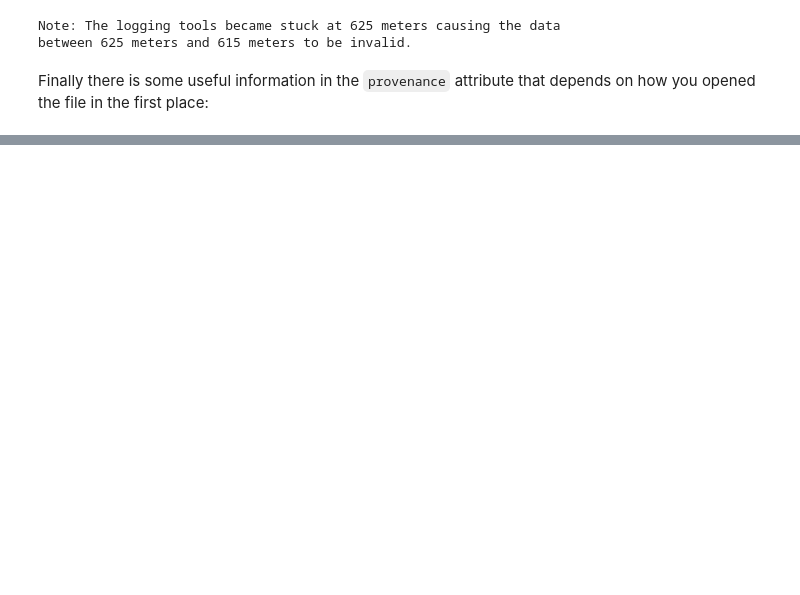
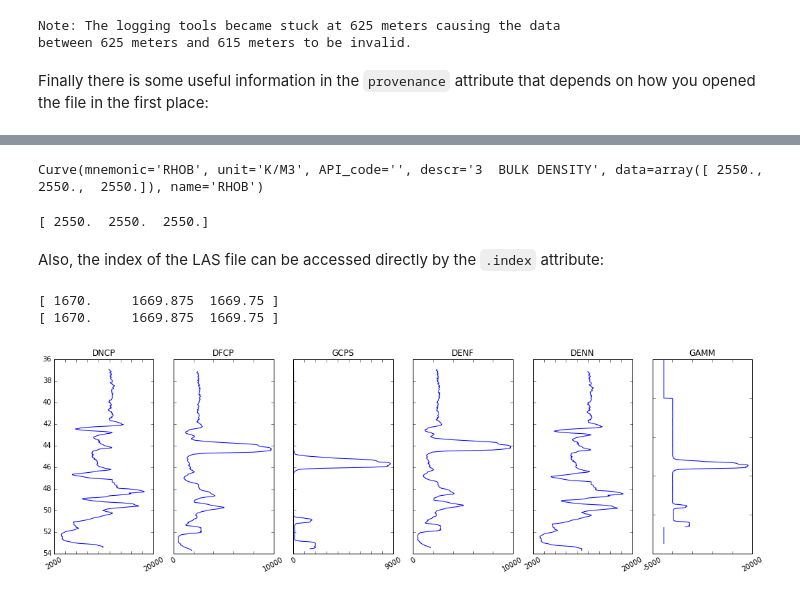
Before and after one commit to kinverarity1/lasio, a Jupyter notebook: docs/Example usage.ipynb, the cells around one changed output, grey strips where cells are left out. Saved outputs shown, nothing was run; the diff lists cells and outputs as text; code cells hidden in the pictures; blank space fills up the shorter version.

```diff
--- a/docs/Example usage.ipynb
+++ b/docs/Example usage.ipynb
@@ -210,0 +217,39 @@ l.provenance
+# %%
+rhob = l.get_curve_name("RHOB")
+print rhob
+# %% [output]
+Curve(mnemonic='RHOB', unit='K/M3', API_code='', descr='3  BULK DENSITY', data=array([ 2550.,  2550.,  2550.]), name='RHOB')
+# %%
+print rhob.data
+# %% [output]
+[ 2550.  2550.  2550.]
+# %% [markdown]
+Also, the index of the LAS file can be accessed directly by the ``.index`` attribute:
+# %%
+print l["DEPT"]
+print l.index
+# %% [output]
+[ 1670.     1669.875  1669.75 ]
+[ 1670.     1669.875  1669.75 ]
+# %%
+import matplotlib.pyplot as plt
+import matplotlib.gridspec as gridspec
+%matplotlib inline
+
+l2 = las_reader.read("GT1457B.LAS")
+fig = plt.figure(figsize=(18, 5))
+gs = gridspec.GridSpec(1, len(l2.curves)-1, wspace=0.2)
+for i, curve in enumerate(l2.curves[1:]):
+    if i > 0:
+        shareax = ax
+    else:
+        shareax = False
+    ax = fig.add_subplot(gs[i], sharey=None)
+    ax.plot(curve.data, l2.index)
+    ax.set_title(curve.mnemonic)
+    if i > 0:
+        ax.set_yticklabels([])
+    ax.set_ylim(*ax.get_ylim()[::-1])
+    ax.set_xticklabels(["%.0f" % xi if xi in ax.get_xlim() else "" for xi in ax.get_xticks()], rotation=30)
+# %% [output]
+[figure, added]
```
Also changed, not shown: parts of 27 cells of this notebook, 2 other files.
